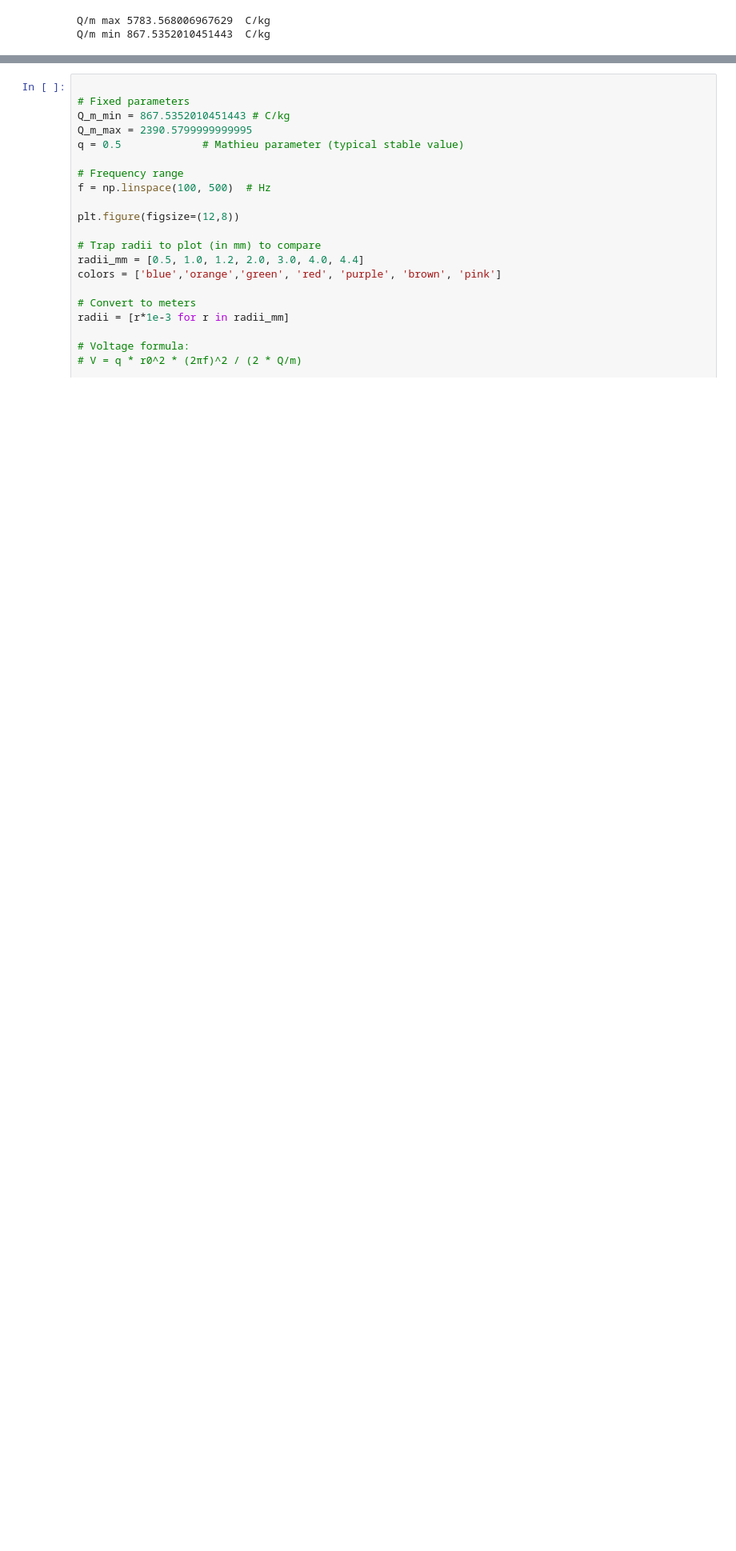
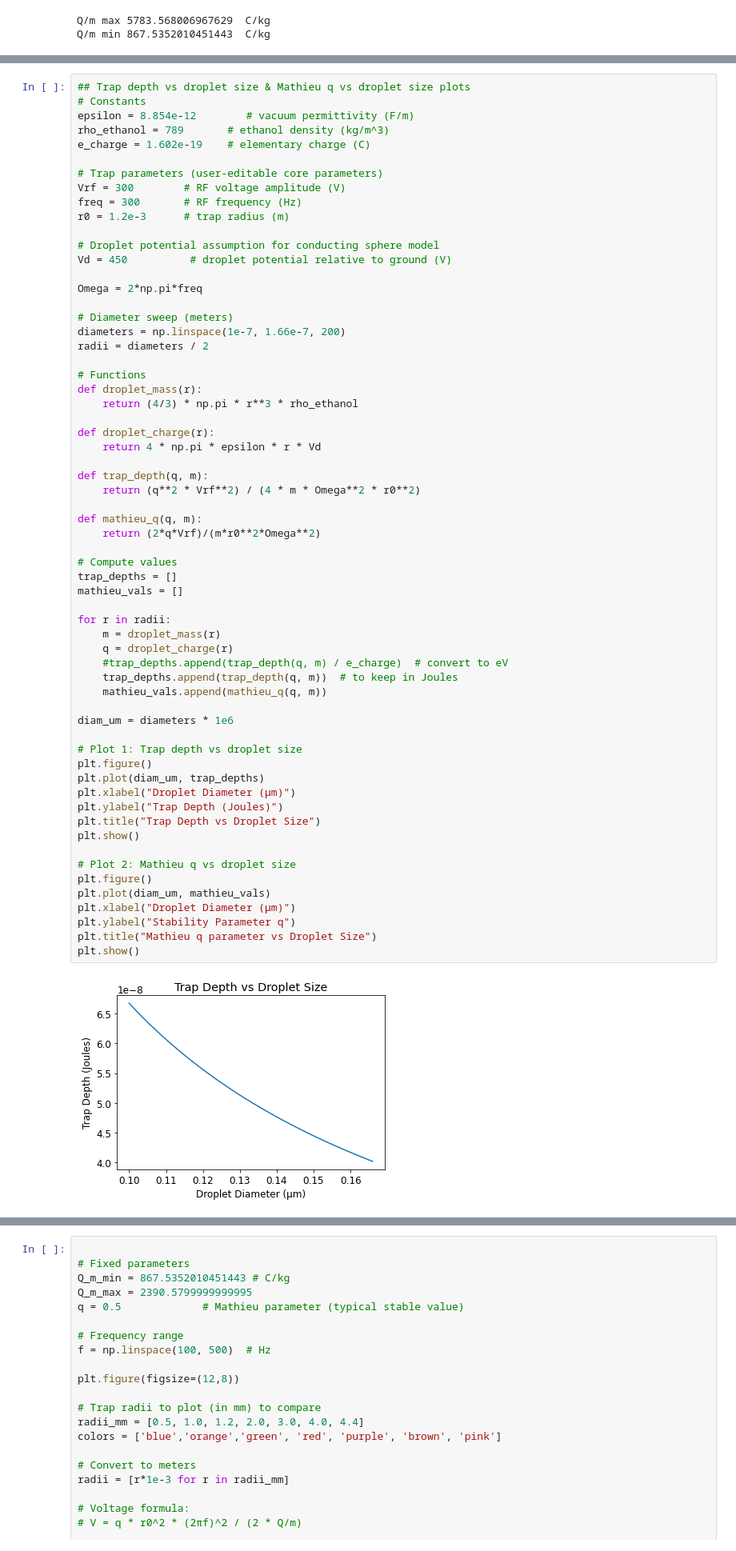
Before and after one commit to JBaeza-Rubio/Charge-to-mass-ratio-calculations, a Jupyter notebook: Charge to mass ratio for nanosphere.ipynb, the cells around one changed output, grey strips where cells are left out. Shown at 80% size. Cells and saved outputs as stored; diff of their text form; blank space fills up the shorter version.

```diff
--- a/Charge to mass ratio for nanosphere.ipynb
+++ b/Charge to mass ratio for nanosphere.ipynb
@@ -165,0 +178,64 @@ Trap depth: 7361045475.895322 eV
+# %%
+## Trap depth vs droplet size & Mathieu q vs droplet size plots
+# Constants
+epsilon = 8.854e-12        # vacuum permittivity (F/m)
+rho_ethanol = 789       # ethanol density (kg/m^3)
+e_charge = 1.602e-19    # elementary charge (C)
+
+# Trap parameters (user-editable core parameters)
+Vrf = 300        # RF voltage amplitude (V)
+freq = 300       # RF frequency (Hz)
+r0 = 1.2e-3      # trap radius (m)
+
+# Droplet potential assumption for conducting sphere model
+Vd = 450          # droplet potential relative to ground (V)
+
+Omega = 2*np.pi*freq
+
+# Diameter sweep (meters)
+diameters = np.linspace(1e-7, 1.66e-7, 200)
+radii = diameters / 2
+
+# Functions
+def droplet_mass(r):
+    return (4/3) * np.pi * r**3 * rho_ethanol
+
+def droplet_charge(r):
+    return 4 * np.pi * epsilon * r * Vd
+
+def trap_depth(q, m):
+    return (q**2 * Vrf**2) / (4 * m * Omega**2 * r0**2)
+
+def mathieu_q(q, m):
+    return (2*q*Vrf)/(m*r0**2*Omega**2)
+
+# Compute values
+trap_depths = []
+mathieu_vals = []
+
+for r in radii:
+    m = droplet_mass(r)
+    q = droplet_charge(r)
+    #trap_depths.append(trap_depth(q, m) / e_charge)  # convert to eV
+    trap_depths.append(trap_depth(q, m))  # to keep in Joules
+    mathieu_vals.append(mathieu_q(q, m))
+
+diam_um = diameters * 1e6
+
+# Plot 1: Trap depth vs droplet size
+plt.figure()
+plt.plot(diam_um, trap_depths)
+plt.xlabel("Droplet Diameter (µm)")
+plt.ylabel("Trap Depth (Joules)")
+plt.title("Trap Depth vs Droplet Size")
+plt.show()
+
+# Plot 2: Mathieu q vs droplet size
+plt.figure()
+plt.plot(diam_um, mathieu_vals)
+plt.xlabel("Droplet Diameter (µm)")
+plt.ylabel("Stability Parameter q")
+plt.title("Mathieu q parameter vs Droplet Size")
+plt.show()
+# %% [output]
+[figure, added]
```
Also changed, not shown: parts of 24 cells of this notebook.
